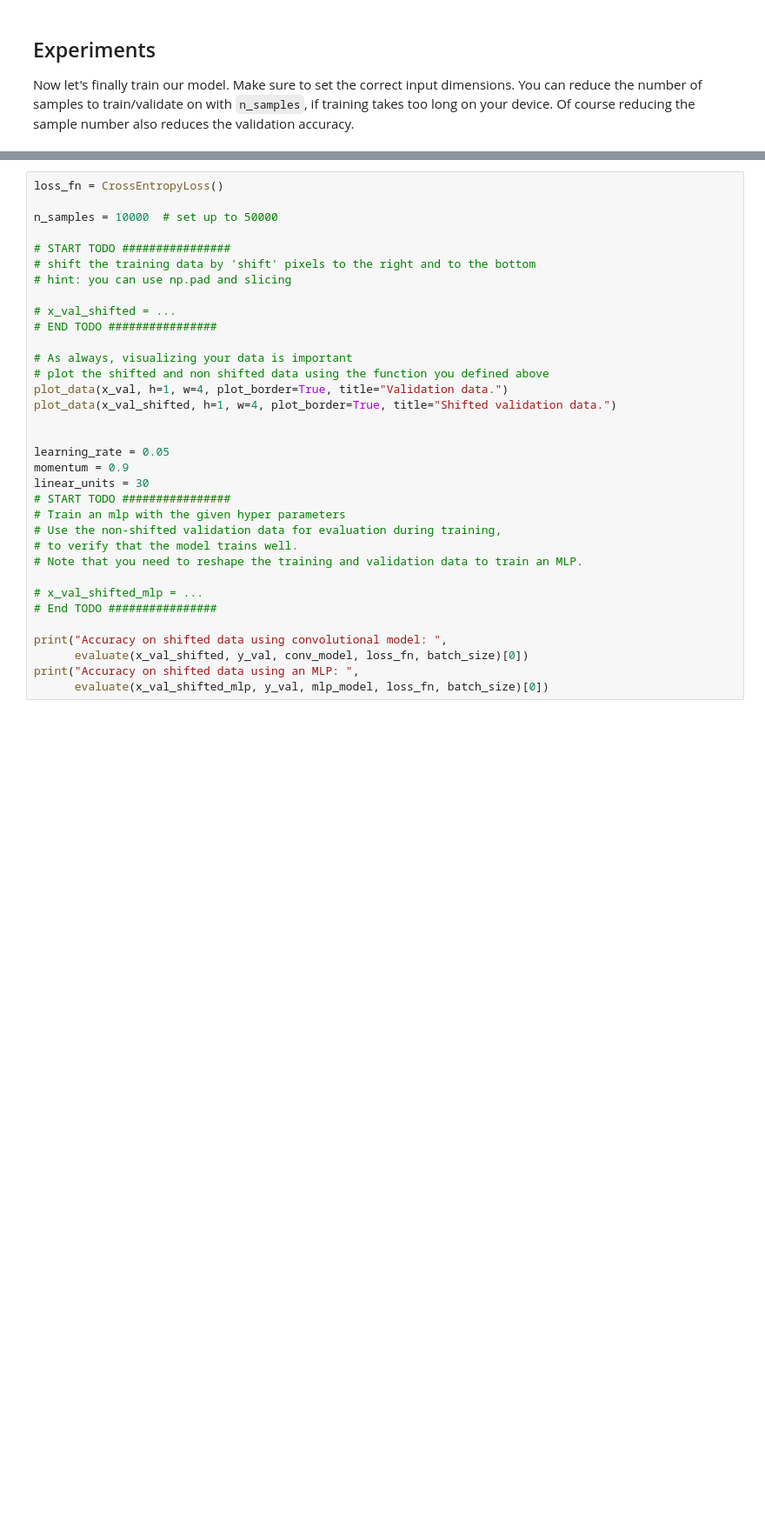
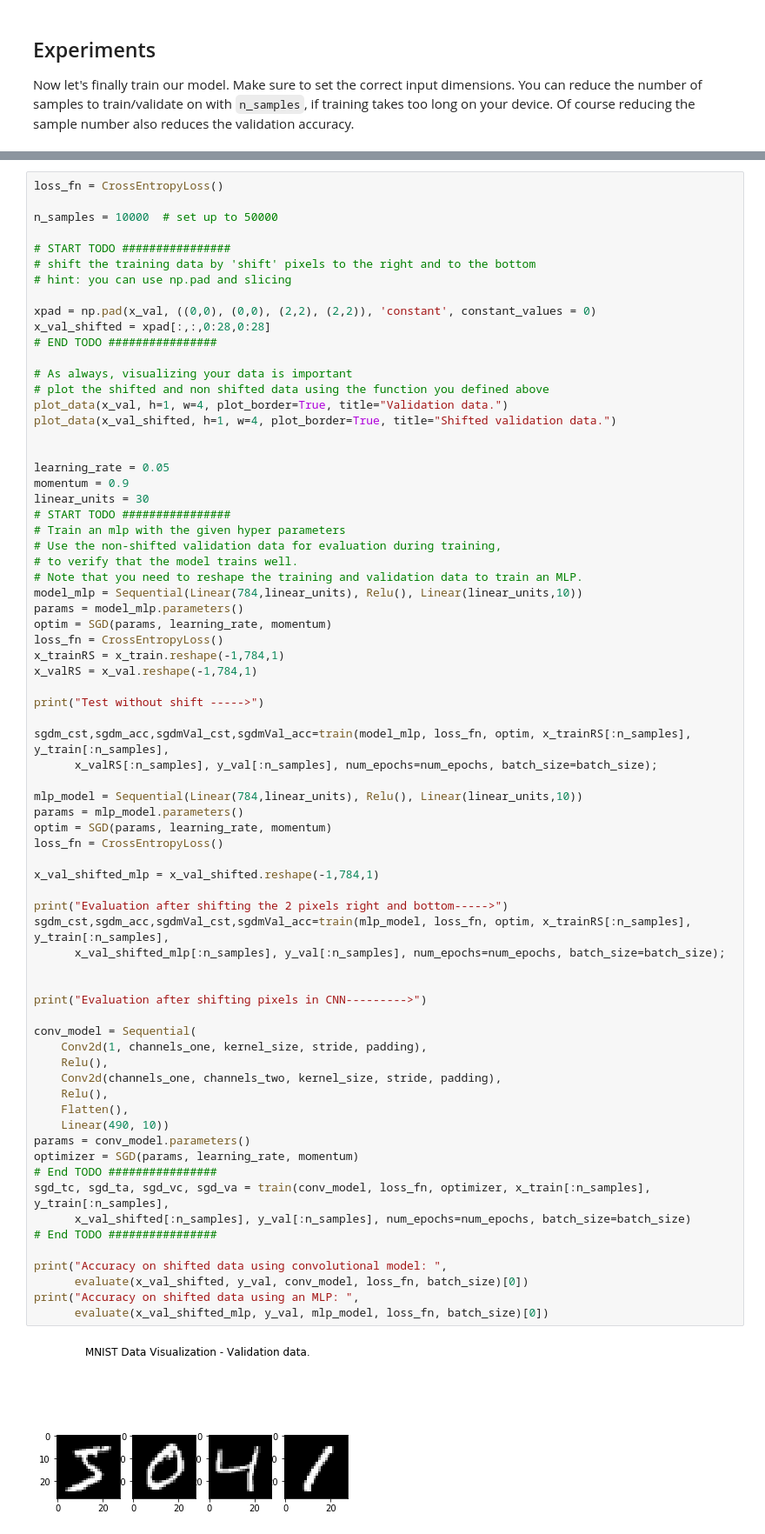
Before and after one commit to kakkaranupam/DL_Assignments_WiSe18, a Jupyter notebook: DL_Ex4/exercise04_cnn.ipynb, the cells around one changed output, grey strips where cells are left out. Shown at 87% size. Drawn from its saved outputs; the diff is of its cells as text; blank space fills up the shorter version.

```diff
--- a/DL_Ex4/exercise04_cnn.ipynb
+++ b/DL_Ex4/exercise04_cnn.ipynb
@@ -801,32 +815,71 @@ loss_fn = CrossEntropyLoss()
 
 n_samples = 10000  # set up to 50000
 
 # START TODO ################
 # shift the training data by 'shift' pixels to the right and to the bottom
 # hint: you can use np.pad and slicing
 
-# x_val_shifted = ...
+xpad = np.pad(x_val, ((0,0), (0,0), (2,2), (2,2)), 'constant', constant_values = 0)
+x_val_shifted = xpad[:,:,0:28,0:28]
 # END TODO ################
 
 # As always, visualizing your data is important
 # plot the shifted and non shifted data using the function you defined above
 plot_data(x_val, h=1, w=4, plot_border=True, title="Validation data.")
 plot_data(x_val_shifted, h=1, w=4, plot_border=True, title="Shifted validation data.")
 
 
 learning_rate = 0.05
 momentum = 0.9
 linear_units = 30
 # START TODO ################
 # Train an mlp with the given hyper parameters
 # Use the non-shifted validation data for evaluation during training,
 # to verify that the model trains well.
 # Note that you need to reshape the training and validation data to train an MLP.
+model_mlp = Sequential(Linear(784,linear_units), Relu(), Linear(linear_units,10))
+params = model_mlp.parameters()
+optim = SGD(params, learning_rate, momentum)
+loss_fn = CrossEntropyLoss()
+x_trainRS = x_train.reshape(-1,784,1)
+x_valRS = x_val.reshape(-1,784,1)
 
-# x_val_shifted_mlp = ...
+print("Test without shift ----->")
+
+sgdm_cst,sgdm_acc,sgdmVal_cst,sgdmVal_acc=train(model_mlp, loss_fn, optim, x_trainRS[:n_samples], y_train[:n_samples],
+      x_valRS[:n_samples], y_val[:n_samples], num_epochs=num_epochs, batch_size=batch_size);
+
+mlp_model = Sequential(Linear(784,linear_units), Relu(), Linear(linear_units,10))
+params = mlp_model.parameters()
+optim = SGD(params, learning_rate, momentum)
+loss_fn = CrossEntropyLoss()
+
+x_val_shifted_mlp = x_val_shifted.reshape(-1,784,1)
+
+print("Evaluation after shifting the 2 pixels right and bottom----->")
+sgdm_cst,sgdm_acc,sgdmVal_cst,sgdmVal_acc=train(mlp_model, loss_fn, optim, x_trainRS[:n_samples], y_train[:n_samples],
+      x_val_shifted_mlp[:n_samples], y_val[:n_samples], num_epochs=num_epochs, batch_size=batch_size);
+
+
+print("Evaluation after shifting pixels in CNN--------->")
+
+conv_model = Sequential(
+    Conv2d(1, channels_one, kernel_size, stride, padding),
+    Relu(),
+    Conv2d(channels_one, channels_two, kernel_size, stride, padding),
+    Relu(),
+    Flatten(),
+    Linear(490, 10))
+params = conv_model.parameters()
+optimizer = SGD(params, learning_rate, momentum)
+# End TODO ################
+sgd_tc, sgd_ta, sgd_vc, sgd_va = train(conv_model, loss_fn, optimizer, x_train[:n_samples], y_train[:n_samples],
+      x_val_shifted[:n_samples], y_val[:n_samples], num_epochs=num_epochs, batch_size=batch_size)
 # End TODO ################
 
 print("Accuracy on shifted data using convolutional model: ",
       evaluate(x_val_shifted, y_val, conv_model, loss_fn, batch_size)[0])
 print("Accuracy on shifted data using an MLP: ",
       evaluate(x_val_shifted_mlp, y_val, mlp_model, loss_fn, batch_size)[0])
+# %% [output]
+[figure, added]
```
Also changed, not shown: parts of 6 cells of this notebook.
